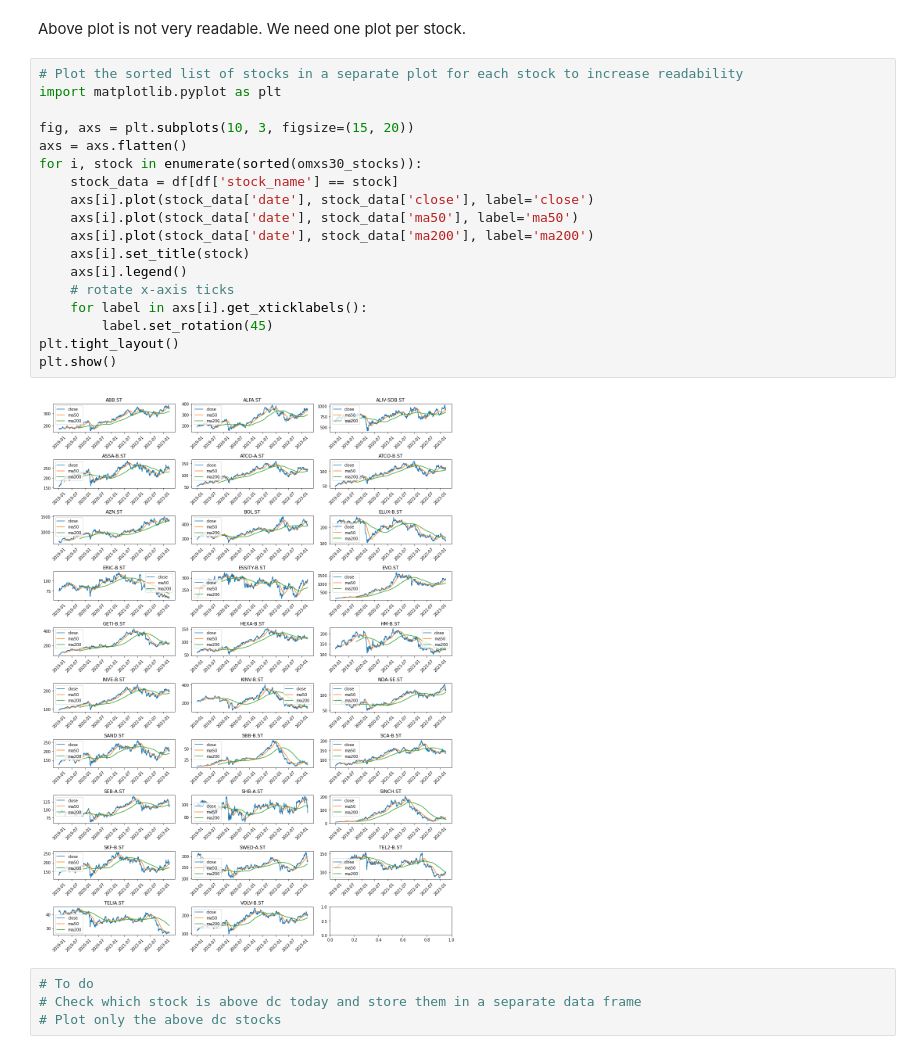
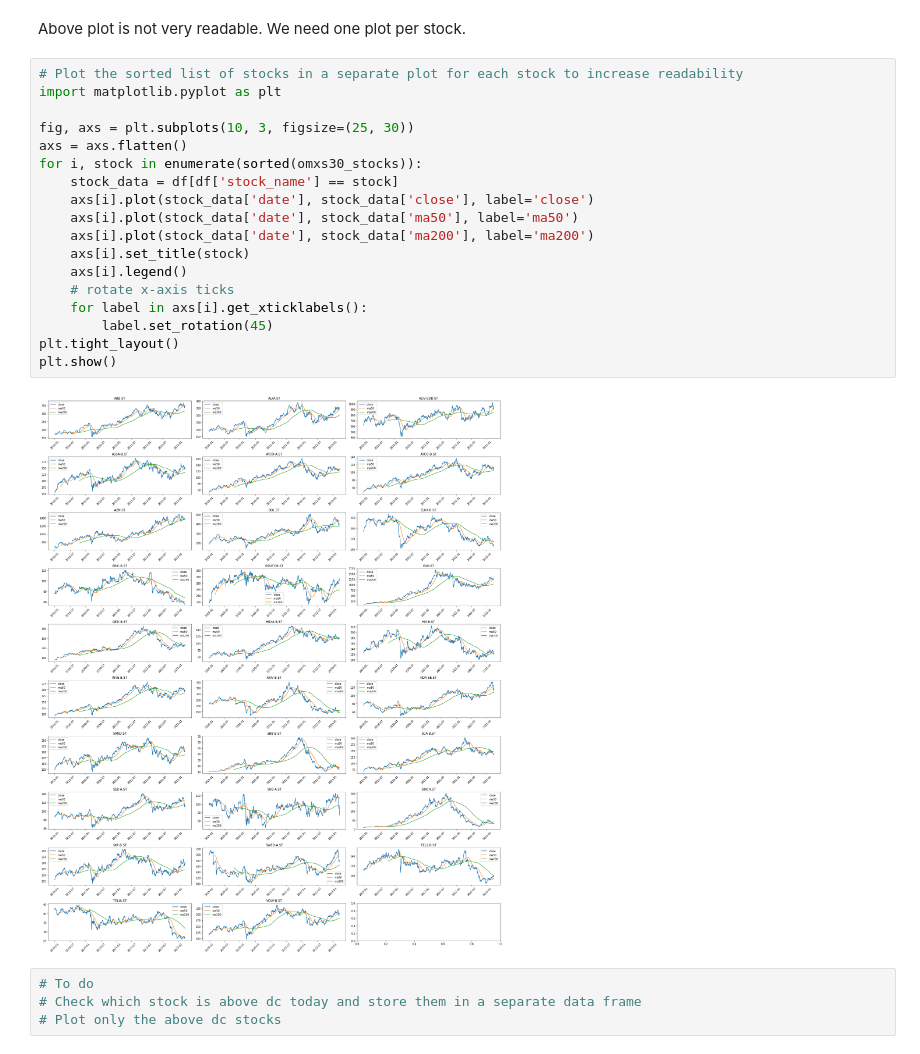
Before and after one commit to flyin01/stock_picking_charts, a Jupyter notebook: stock_winning_streaks.ipynb, the cells around one changed output. Saved outputs shown, nothing was run; the diff lists cells and outputs as text.

Commit message:
increased plot size

```diff
--- a/stock_winning_streaks.ipynb
+++ b/stock_winning_streaks.ipynb
@@ -276,23 +276,23 @@ Above plot is not very readable. We need one plot per stock.
 # %%
 # Plot the sorted list of stocks in a separate plot for each stock to increase readability
 import matplotlib.pyplot as plt
 
-fig, axs = plt.subplots(10, 3, figsize=(15, 20))
+fig, axs = plt.subplots(10, 3, figsize=(25, 30))
 axs = axs.flatten()
 for i, stock in enumerate(sorted(omxs30_stocks)):
     stock_data = df[df['stock_name'] == stock]
     axs[i].plot(stock_data['date'], stock_data['close'], label='close')
     axs[i].plot(stock_data['date'], stock_data['ma50'], label='ma50')
     axs[i].plot(stock_data['date'], stock_data['ma200'], label='ma200')
     axs[i].set_title(stock)
     axs[i].legend()
     # rotate x-axis ticks
     for label in axs[i].get_xticklabels():
         label.set_rotation(45)
 plt.tight_layout()
 plt.show()
 # %% [output]
-[figure, old version]
+[figure, new version]
 # %%
 # To do
 # Check which stock is above dc today and store them in a separate data frame
```
